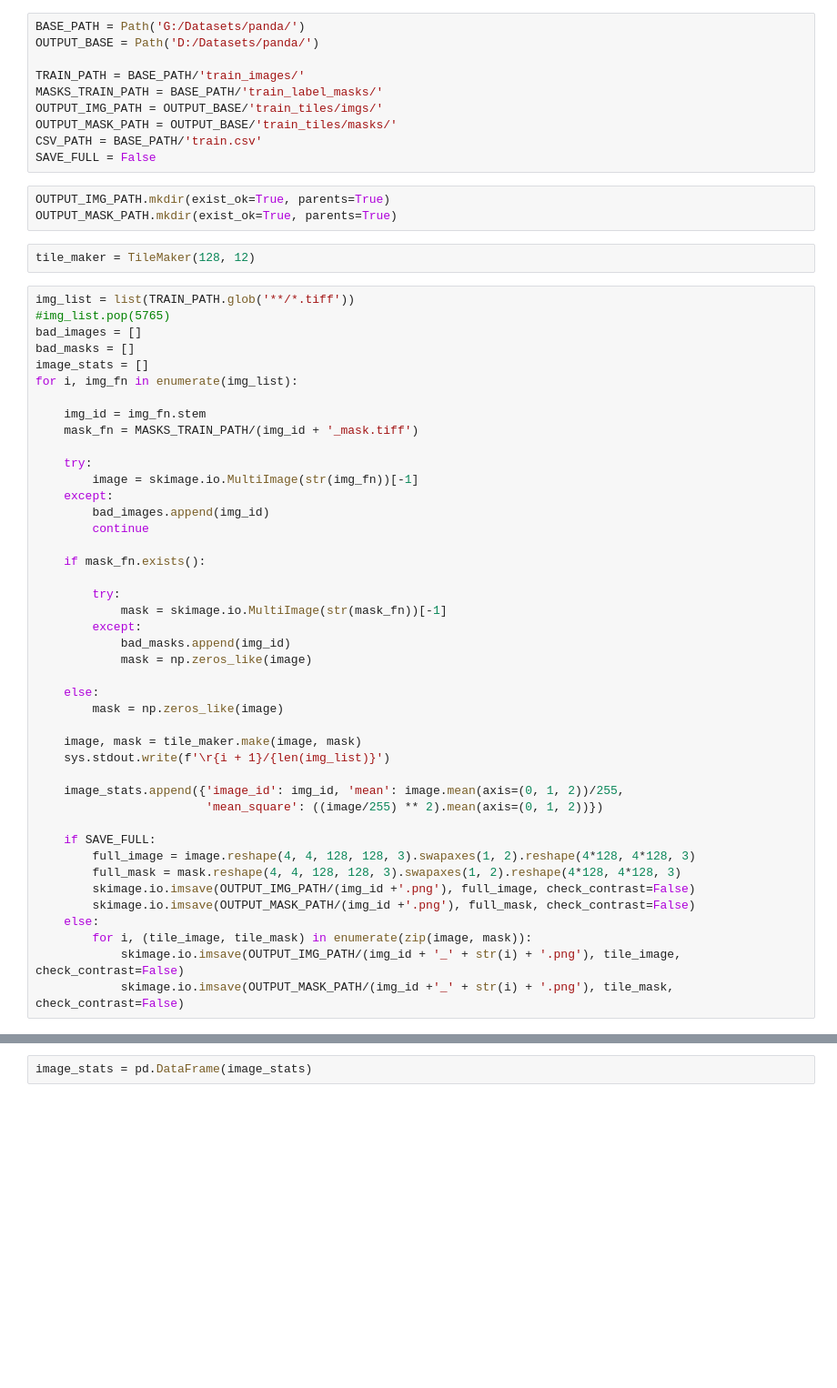
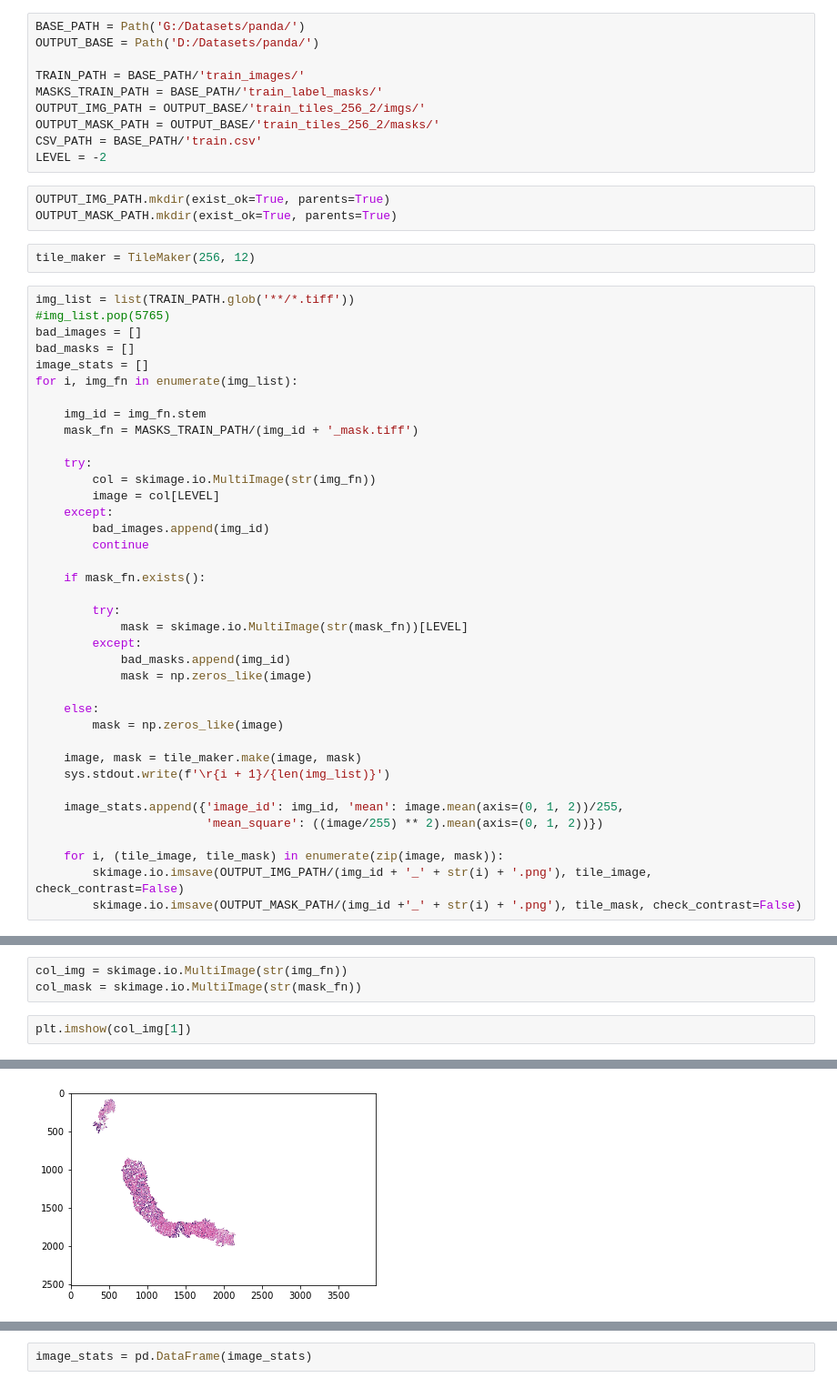
Before and after one commit to arroqc/pandacancer_kaggle, a Jupyter notebook: MakeTiles.ipynb, the cells around one changed output, grey strips where cells are left out. Shown at 91% size. Saved outputs shown, nothing was run; the diff lists cells and outputs as text; blank space fills up the shorter version.

```diff
--- a/MakeTiles.ipynb
+++ b/MakeTiles.ipynb
@@ -52,15 +52,15 @@ OUTPUT_BASE = Path('D:/Datasets/panda/')
 
 TRAIN_PATH = BASE_PATH/'train_images/'
 MASKS_TRAIN_PATH = BASE_PATH/'train_label_masks/'
-OUTPUT_IMG_PATH = OUTPUT_BASE/'train_tiles/imgs/'
-OUTPUT_MASK_PATH = OUTPUT_BASE/'train_tiles/masks/'
+OUTPUT_IMG_PATH = OUTPUT_BASE/'train_tiles_256_2/imgs/'
+OUTPUT_MASK_PATH = OUTPUT_BASE/'train_tiles_256_2/masks/'
 CSV_PATH = BASE_PATH/'train.csv'
-SAVE_FULL = False
+LEVEL = -2
 # %%
 OUTPUT_IMG_PATH.mkdir(exist_ok=True, parents=True)
 OUTPUT_MASK_PATH.mkdir(exist_ok=True, parents=True)
 # %%
-tile_maker = TileMaker(128, 12)
+tile_maker = TileMaker(256, 12)
 # %%
 img_list = list(TRAIN_PATH.glob('**/*.tiff'))
 #img_list.pop(5765)
@@ -73,7 +73,8 @@ for i, img_fn in enumerate(img_list):
     mask_fn = MASKS_TRAIN_PATH/(img_id + '_mask.tiff')
 
     try:
-        image = skimage.io.MultiImage(str(img_fn))[-1]
+        col = skimage.io.MultiImage(str(img_fn))
+        image = col[LEVEL]
     except:
         bad_images.append(img_id)
         continue
@@ -81,7 +82,7 @@ for i, img_fn in enumerate(img_list):
     if mask_fn.exists():
 
         try:
-            mask = skimage.io.MultiImage(str(mask_fn))[-1]
+            mask = skimage.io.MultiImage(str(mask_fn))[LEVEL]
         except:
             bad_masks.append(img_id)
             mask = np.zeros_like(image)
@@ -95,13 +96,7 @@ for i, img_fn in enumerate(img_list):
     image_stats.append({'image_id': img_id, 'mean': image.mean(axis=(0, 1, 2))/255,
                         'mean_square': ((image/255) ** 2).mean(axis=(0, 1, 2))})
 
-    if SAVE_FULL:
-        full_image = image.reshape(4, 4, 128, 128, 3).swapaxes(1, 2).reshape(4*128, 4*128, 3)
-        full_mask = mask.reshape(4, 4, 128, 128, 3).swapaxes(1, 2).reshape(4*128, 4*128, 3)
-        skimage.io.imsave(OUTPUT_IMG_PATH/(img_id +'.png'), full_image, check_contrast=False)
-        skimage.io.imsave(OUTPUT_MASK_PATH/(img_id +'.png'), full_mask, check_contrast=False)
-    else:
-        for i, (tile_image, tile_mask) in enumerate(zip(image, mask)):
-            skimage.io.imsave(OUTPUT_IMG_PATH/(img_id + '_' + str(i) + '.png'), tile_image, check_contrast=False)
-            skimage.io.imsave(OUTPUT_MASK_PATH/(img_id +'_' + str(i) + '.png'), tile_mask, check_contrast=False)
+    for i, (tile_image, tile_mask) in enumerate(zip(image, mask)):
+        skimage.io.imsave(OUTPUT_IMG_PATH/(img_id + '_' + str(i) + '.png'), tile_image, check_contrast=False)
+        skimage.io.imsave(OUTPUT_MASK_PATH/(img_id +'_' + str(i) + '.png'), tile_mask, check_contrast=False)
 # %% [output]
@@ -117,0 +105,6 @@ for i, img_fn in enumerate(img_list):
+# %%
+col_img = skimage.io.MultiImage(str(img_fn))
+col_mask = skimage.io.MultiImage(str(mask_fn))
+# %%
+plt.imshow(col_img[1])
+# %% [output]
@@ -117,0 +112 @@ for i, img_fn in enumerate(img_list):
+[figure, added]
```
Also changed, not shown: parts of 12 cells of this notebook, 6 other files.
